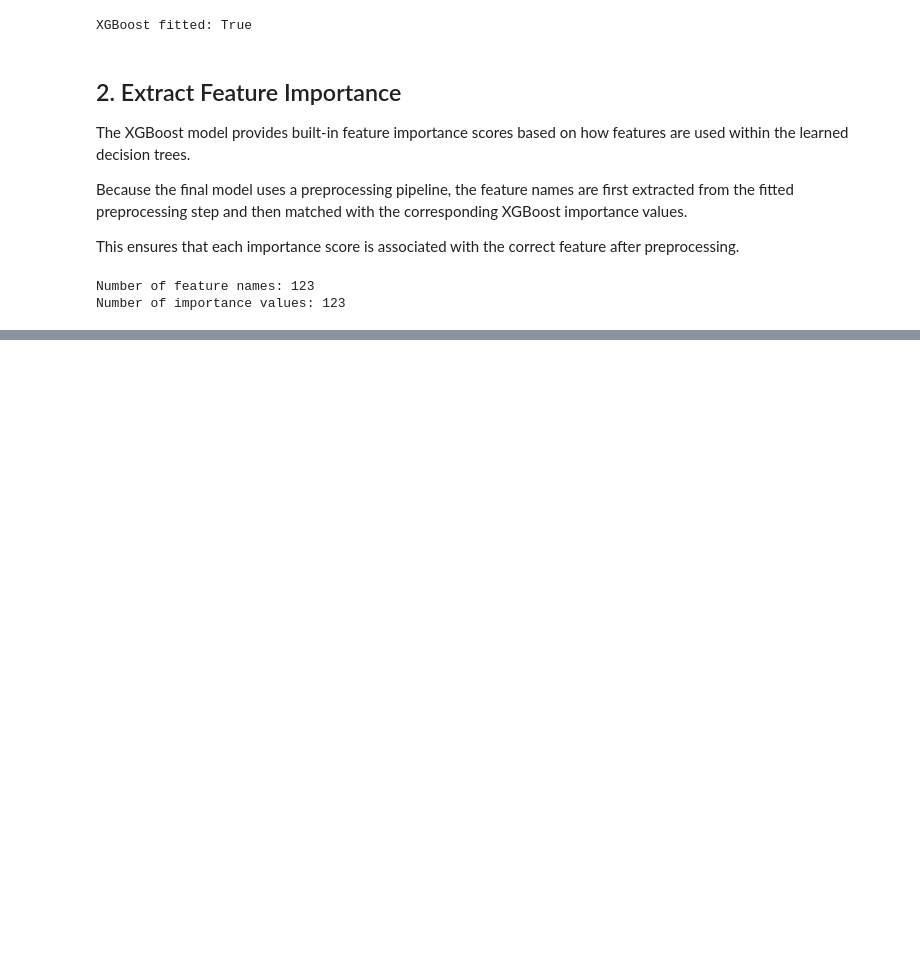
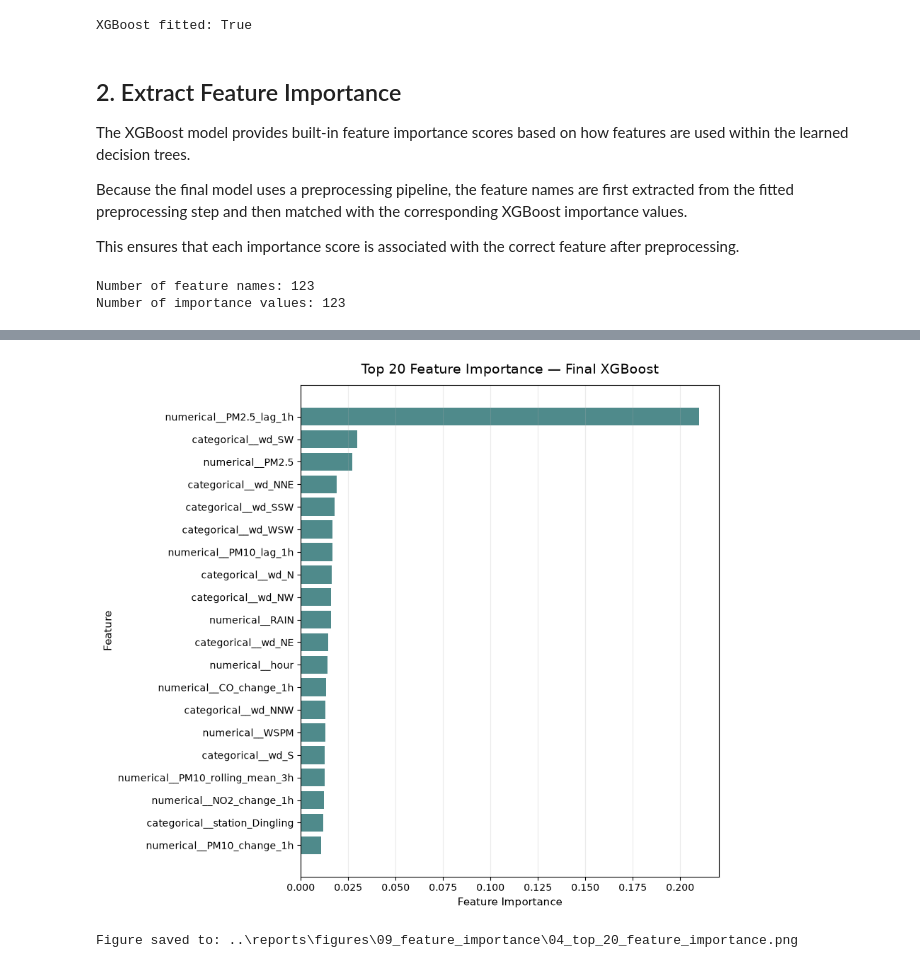
Before and after one commit to saraalwadia/airshift, a Jupyter notebook: notebooks/09_feature_importance.ipynb, the cells around one changed output, grey strips where cells are left out. Cells and saved outputs as stored; diff of their text form; code cells hidden in the pictures; blank space fills up the shorter version.

Commit message:
top 20 feature importance visalization

```diff
--- a/notebooks/09_feature_importance.ipynb
+++ b/notebooks/09_feature_importance.ipynb
@@ -60,0 +71,18 @@ Number of importance values: 123
+# %%
+feature_importance_df = pd.DataFrame({
+    "Feature": feature_names,
+    "Importance": importance_values
+})
+
+feature_importance_df = feature_importance_df.sort_values(
+    by="Importance",
+    ascending=False
+).reset_index(drop=True)
+
+feature_importance_df.insert(
+    0,
+    "Rank",
+    range(1, len(feature_importance_df) + 1)
+)
+
+feature_importance_df.head(20)
@@ -60,0 +115,47 @@ Number of importance values: 123
+# %%
+top_features = feature_importance_df.head(20).sort_values(
+    by="Importance",
+    ascending=True
+)
+
+FIGURES_DIR = Path("../reports/figures/09_feature_importance")
+FIGURES_DIR.mkdir(parents=True, exist_ok=True)
+
+fig, ax = plt.subplots(figsize=(9, 8))
+
+ax.barh(
+    top_features["Feature"],
+    top_features["Importance"],
+    color="#4F8A8B"
+)
+
+ax.set_title(
+    "Top 20 Feature Importance — Final XGBoost",
+    fontsize=14,
+    pad=12
+)
+
+ax.set_xlabel("Feature Importance", fontsize=11)
+ax.set_ylabel("Feature", fontsize=11)
+
+ax.grid(
+    axis="x",
+    alpha=0.25
+)
+
+plt.tight_layout()
+
+FIGURE_PATH = FIGURES_DIR / "04_top_20_feature_importance.png"
+
+plt.savefig(
+    FIGURE_PATH,
+    dpi=300,
+    bbox_inches="tight"
+)
+
+plt.show()
+
+print(f"Figure saved to: {FIGURE_PATH}")
+# %% [output]
+[figure, added]
+Figure saved to: ..\reports\figures\09_feature_importance\04_top_20_feature_importance.png
```
Also changed, not shown: parts of 6 cells of this notebook.
